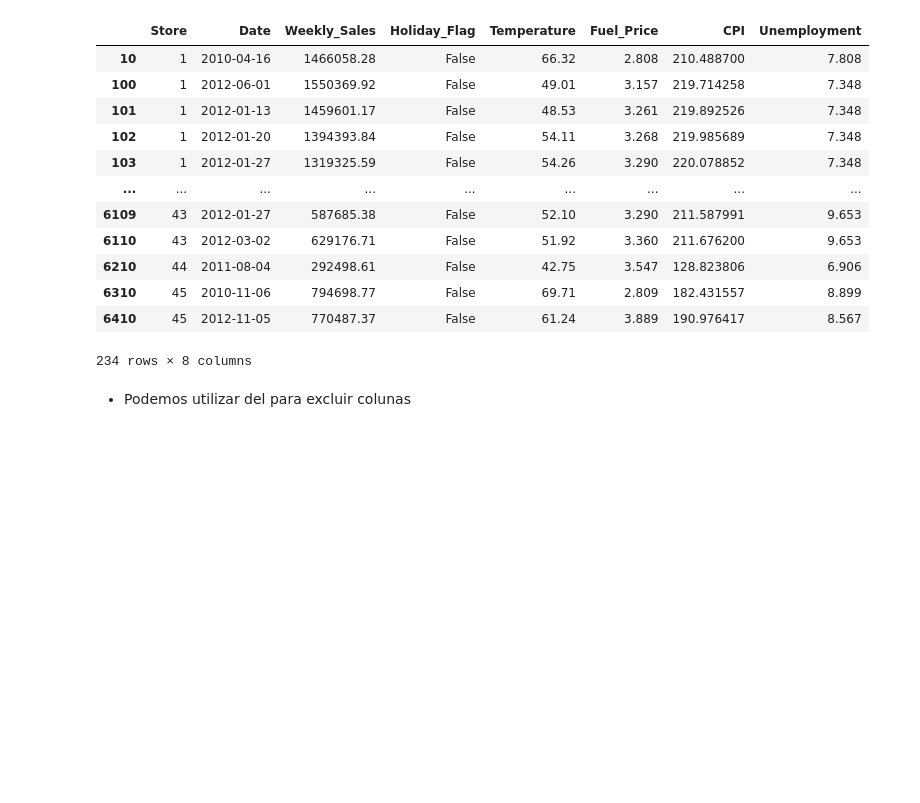
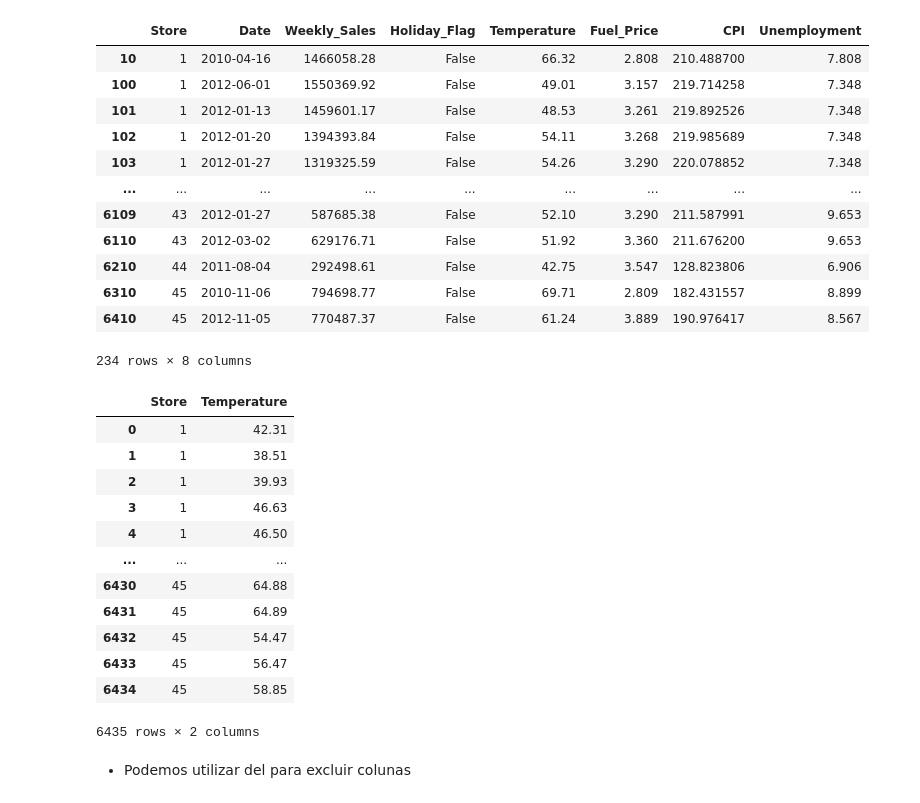
Before and after one commit to andrelbd1/teaching-data-science, a Jupyter notebook: 01. Series, DataFrame and Reindex.ipynb, the cells around one changed output. Saved outputs shown, nothing was run; the diff lists cells and outputs as text; code cells hidden in the pictures; blank space fills up the shorter version.

Commit message:
Adding filter example

```diff
--- a/01. Series, DataFrame and Reindex.ipynb
+++ b/01. Series, DataFrame and Reindex.ipynb
@@ -885,6 +887,23 @@ df_aux.filter(like='10', axis=0)
 | 6310 | 45 | 2010-11-06 | 794698.77 | False | 69.71 | 2.809 | 182.431557 | 8.899 |
 | 6410 | 45 | 2012-11-05 | 770487.37 | False | 61.24 | 3.889 | 190.976417 | 8.567 |
 234 rows × 8 columns
+# %%
+#Filtrando as colunas que possuem 're'
+df_aux.filter(like='re', axis=1)
+# %% [output]
+|  | Store | Temperature |
+| 0 | 1 | 42.31 |
+| 1 | 1 | 38.51 |
+| 2 | 1 | 39.93 |
+| 3 | 1 | 46.63 |
+| 4 | 1 | 46.50 |
+| ... | ... | ... |
+| 6430 | 45 | 64.88 |
+| 6431 | 45 | 64.89 |
+| 6432 | 45 | 54.47 |
+| 6433 | 45 | 56.47 |
+| 6434 | 45 | 58.85 |
+6435 rows × 2 columns
 # %% [markdown]
 - Podemos utilizar del para excluir colunas
 # %%
```
Also changed, not shown: parts of 4 cells of this notebook, 1 other file.
